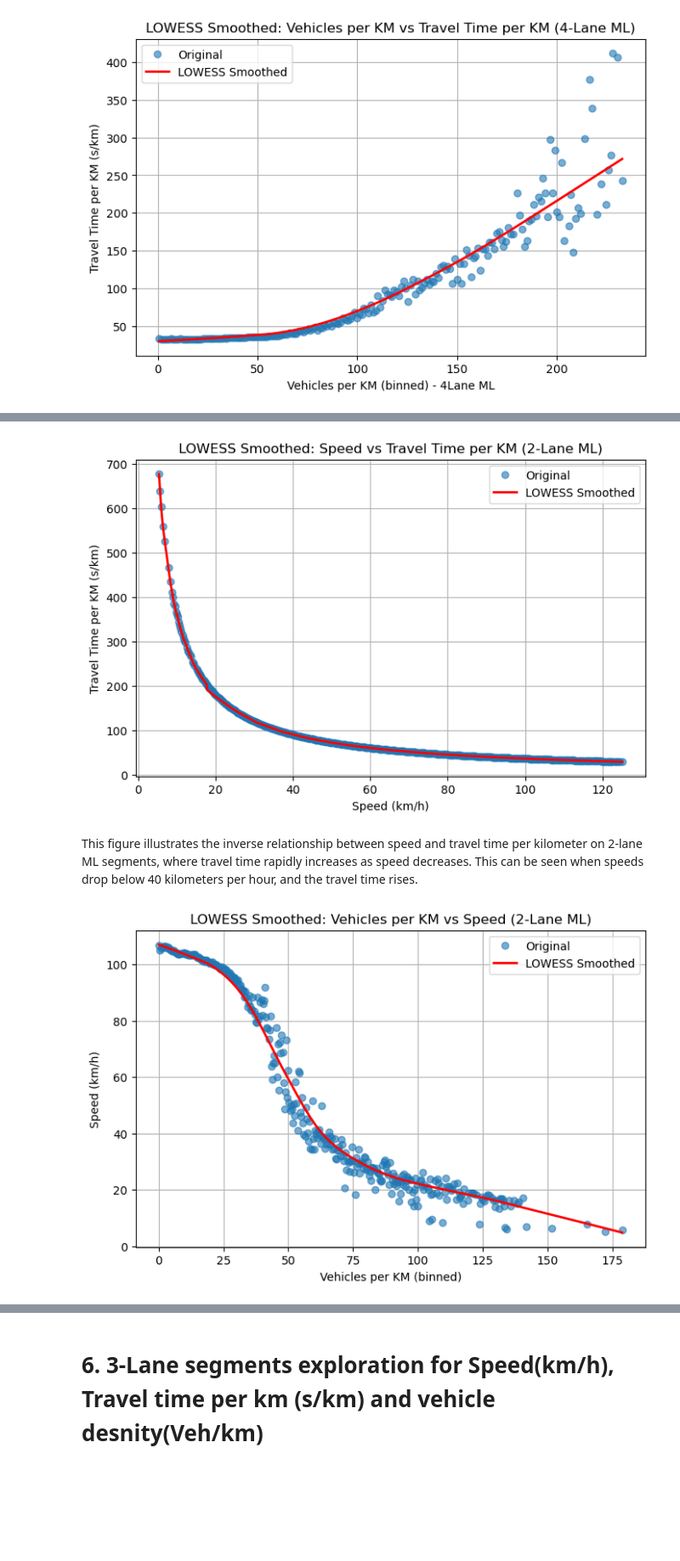
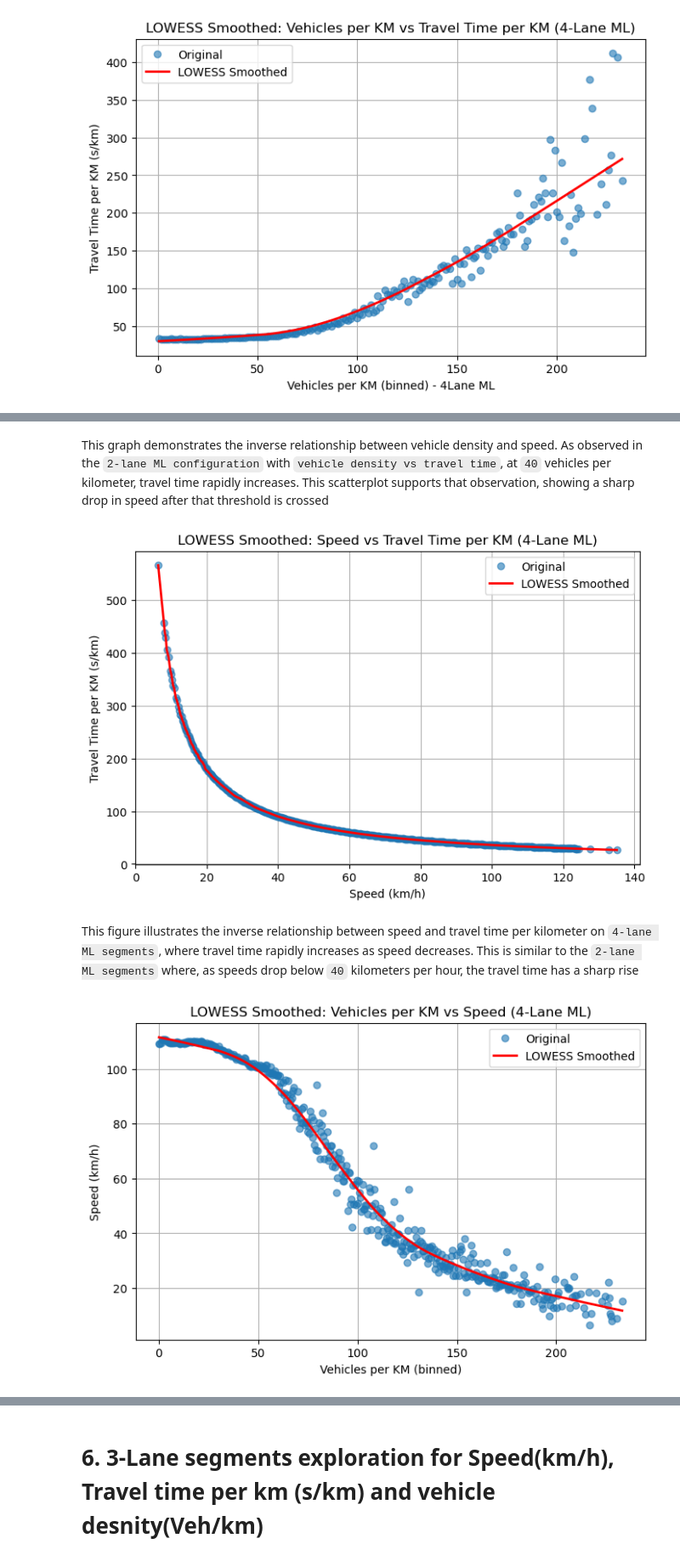
Before and after one commit to DillonMotilal/Msc.Datascience-code, a Jupyter notebook: Msc.DataScience Code.ipynb, the cells around one changed output, grey strips where cells are left out. Shown at 85% size. Saved outputs shown, nothing was run; the diff lists cells and outputs as text; code cells hidden in the pictures; blank space fills up the shorter version.

```diff
--- a/Msc.DataScience Code.ipynb
+++ b/Msc.DataScience Code.ipynb
@@ -1165,60 +1185,62 @@ See the caveats in the documentation: https://pandas.pydata.org/pandas-docs/stab
+# %% [markdown]
+This graph demonstrates the inverse relationship between vehicle density and speed. As observed in the `2-lane ML configuration` with `vehicle density vs travel time`, at `40` vehicles per kilometer, travel time rapidly increases. This scatterplot supports that observation, showing a sharp drop in speed after that threshold is crossed
 # %%
-# Filter for 2-lane mainline segments
-df_2lane_ml = df_merged[df_merged["Lanes"] == 2].copy()
+# Filter for 4-lane mainline segments
+df_4lane_ml = df_merged[df_merged["Lanes"] == 4].copy()
 
-# Bin speed into intervals
-df_2lane_ml["Speed_bin"] = pd.cut(df_2lane_ml["Speed_kph"], bins=500)
+# Bin speed
+df_4lane_ml["Speed_bin"] = pd.cut(df_4lane_ml["Speed_kph"], bins=500)
 
 # Compute average travel time per bin
-binned_tt_2lane = df_2lane_ml.groupby("Speed_bin")["Travel_Time_per_KM"].median().reset_index()
+binned_tt_4lane = df_4lane_ml.groupby("Speed_bin")["Travel_Time_per_KM"].median().reset_index()
 
 # Midpoints of bins for plotting
-binned_tt_2lane["Midpoint"] = binned_tt_2lane["Speed_bin"].apply(lambda x: x.mid)
+binned_tt_4lane["Midpoint"] = binned_tt_4lane["Speed_bin"].apply(lambda x: x.mid)
 
 # Apply LOWESS smoothing
-lowess_speed_vs_travel_2lane = lowess(
-    endog=binned_tt_2lane["Travel_Time_per_KM"],
-    exog=binned_tt_2lane["Midpoint"],
+lowess_speed_vs_travel_4lane = lowess(
+    endog=binned_tt_4lane["Travel_Time_per_KM"],
+    exog=binned_tt_4lane["Midpoint"],
     frac=0.1)
 
 # Plot
 plt.figure(figsize=(8, 5))
-plt.plot(binned_tt_2lane["Midpoint"], binned_tt_2lane["Travel_Time_per_KM"], 'o', alpha=0.6, label="Original")
-plt.plot(lowess_speed_vs_travel_2lane[:, 0], lowess_speed_vs_travel_2lane[:, 1], 'r-', linewidth=2, label="LOWESS Smoothed")
+plt.plot(binned_tt_4lane["Midpoint"], binned_tt_4lane["Travel_Time_per_KM"], 'o', alpha=0.6, label="Original")
+plt.plot(lowess_speed_vs_travel_4lane[:, 0], lowess_speed_vs_travel_4lane[:, 1], 'r-', linewidth=2, label="LOWESS Smoothed")
 plt.xlabel("Speed (km/h)")
 plt.ylabel("Travel Time per KM (s/km)")
-plt.title("LOWESS Smoothed: Speed vs Travel Time per KM (2-Lane ML)")
+plt.title("LOWESS Smoothed: Speed vs Travel Time per KM (4-Lane ML)")
 plt.grid(True)
 plt.legend()
 plt.show()
 # %% [output]
-[figure, old version]
+[figure, new version]
 # %% [markdown]
-This figure illustrates the inverse relationship between speed and travel time per kilometer on 2-lane ML segments, where travel time rapidly increases as speed decreases. This can be seen when speeds drop below 40 kilometers per hour, and the travel time rises.
+This figure illustrates the inverse relationship between speed and travel time per kilometer on `4-lane ML segments`, where travel time rapidly increases as speed decreases. This is similar to the `2-lane ML segments` where, as speeds drop below `40` kilometers per hour, the travel time has a sharp rise
 # %%
-# Bin Vehicles_per_KM into intervals
-df_2lane_ml["Vehicles_per_KM_bin"] = pd.cut(df_2lane_ml["Vehicles_per_KM"], bins=500)
+# Bin Vehicles_per_KM
+df_4lane_ml["Vehicles_per_KM_bin"] = pd.cut(df_4lane_ml["Vehicles_per_KM"], bins=500)
 
 # Compute mean speed per bin
-binned_data_2 = df_2lane_ml.groupby("Vehicles_per_KM_bin")["Speed_kph"].mean().reset_index()
-binned_data_2["Midpoint"] = binned_data_2["Vehicles_per_KM_bin"].apply(lambda x: x.mid)
+binned_data_4 = df_4lane_ml.groupby("Vehicles_per_KM_bin")["Speed_kph"].median().reset_index()
+binned_data_4["Midpoint"] = binned_data_4["Vehicles_per_KM_bin"].apply(lambda x: x.mid)
 
 # Apply LOWESS smoothing
-lowess_smooth_2 = lowess(
-    endog=binned_data_2["Speed_kph"],
-    exog=binned_data_2["Midpoint"],
+lowess_smooth_4 = lowess(
+    endog=binned_data_4["Speed_kph"],
+    exog=binned_data_4["Midpoint"],
     frac=0.3)
 
 # Plot
 plt.figure(figsize=(8, 5))
-plt.plot(binned_data_2["Midpoint"], binned_data_2["Speed_kph"], 'o', alpha=0.6, label="Original")
-plt.plot(lowess_smooth_2[:, 0], lowess_smooth_2[:, 1], 'r-', linewidth=2, label="LOWESS Smoothed")
+plt.plot(binned_data_4["Midpoint"], binned_data_4["Speed_kph"], 'o', alpha=0.6, label="Original")
+plt.plot(lowess_smooth_4[:, 0], lowess_smooth_4[:, 1], 'r-', linewidth=2, label="LOWESS Smoothed")
 plt.xlabel("Vehicles per KM (binned)")
 plt.ylabel("Speed (km/h)")
-plt.title("LOWESS Smoothed: Vehicles per KM vs Speed (2-Lane ML)")
+plt.title("LOWESS Smoothed: Vehicles per KM vs Speed (4-Lane ML)")
 plt.grid(True)
 plt.legend()
 plt.show()
 # %% [output]
-[figure, old version]
+[figure, new version]
 # %% [markdown]
```
Also changed, not shown: parts of 52 cells of this notebook.
